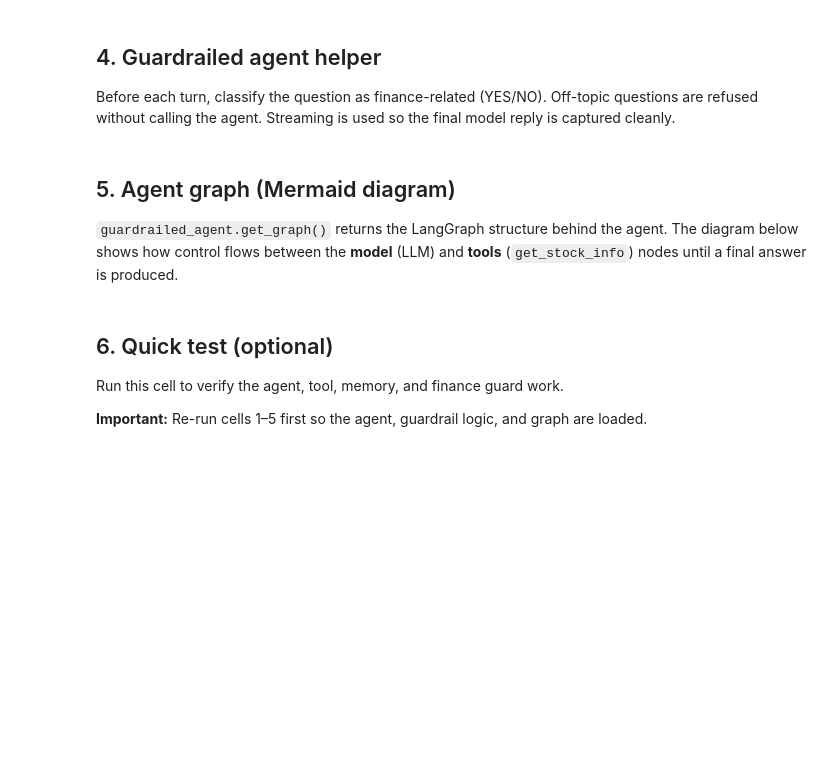
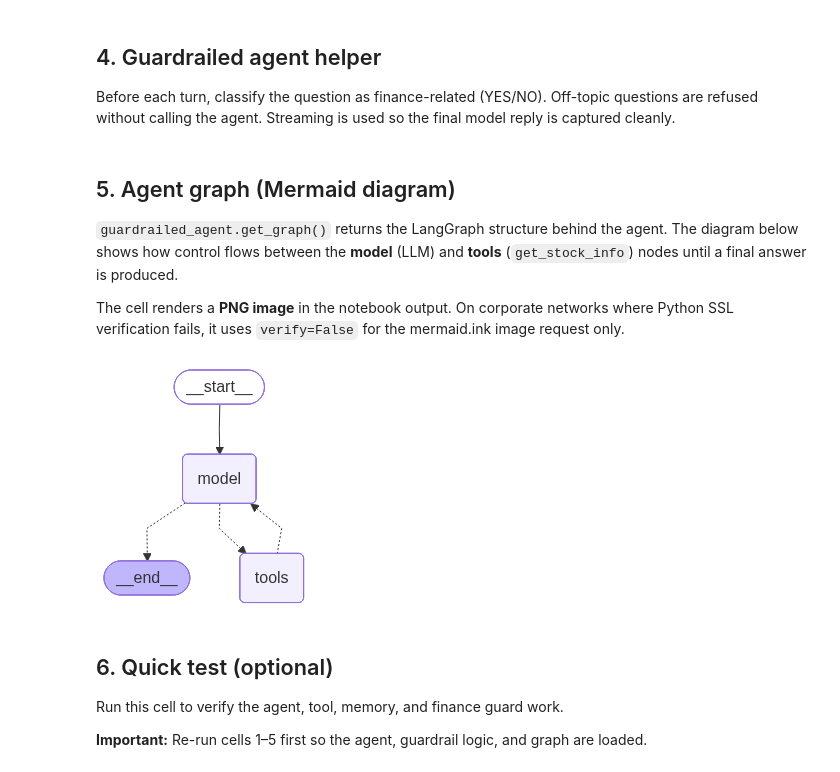
Before and after one commit to bharathsp/finance_agent_langchain_yfinance, a Jupyter notebook: finance_agent.ipynb, the cells around one changed output. Cells and saved outputs as stored; diff of their text form; code cells hidden in the pictures; blank space fills up the shorter version.

````diff
--- a/finance_agent.ipynb
+++ b/finance_agent.ipynb
@@ -262,19 +266,35 @@ def ask_guardrailed_finance_agent(user_message: str) -> str:
 
 `guardrailed_agent.get_graph()` returns the LangGraph structure behind the agent.
 The diagram below shows how control flows between the **model** (LLM) and **tools** (`get_stock_info`) nodes until a final answer is produced.
+
+The cell renders a **PNG image** in the notebook output. On corporate networks where Python SSL verification fails, it uses `verify=False` for the mermaid.ink image request only.
 # %%
-from IPython.display import Markdown, display
+import base64
 
-# Build Mermaid diagram from the compiled agent graph
+import requests
+import urllib3
+from IPython.display import Image, display
+
+urllib3.disable_warnings(urllib3.exceptions.InsecureRequestWarning)
+
+
+def render_mermaid_png(mermaid_syntax: str) -> bytes:
+    """Render Mermaid source to PNG bytes via mermaid.ink."""
+    encoded = base64.urlsafe_b64encode(mermaid_syntax.encode("utf-8")).decode("ascii")
+    url = f"https://mermaid.ink/img/{encoded}?type=png&bgColor=!white"
+    # verify=False: needed on some corporate networks with SSL inspection
+    response = requests.get(url, timeout=15, verify=False)
+    response.raise_for_status()
+    return response.content
+
+
+# Build diagram locally, then fetch rendered PNG for notebook display
 agent_graph = guardrailed_agent.get_graph()
 mermaid_diagram = agent_graph.draw_mermaid()
 
-# Render the diagram in the notebook (supported in Cursor/VS Code and Jupyter)
-display(Markdown(f"```mermaid\n{mermaid_diagram}\n```"))
-
-# Optional: print raw Mermaid source for copy/paste into mermaid.live
-print("Raw Mermaid source:\n")
-print(mermaid_diagram)
+display(Image(render_mermaid_png(mermaid_diagram)))
+# %% [output]
+[figure, added]
 # %% [markdown]
 ## 6. Quick test (optional)
 
````
Also changed, not shown: parts of 4 cells of this notebook, 1 other file.
